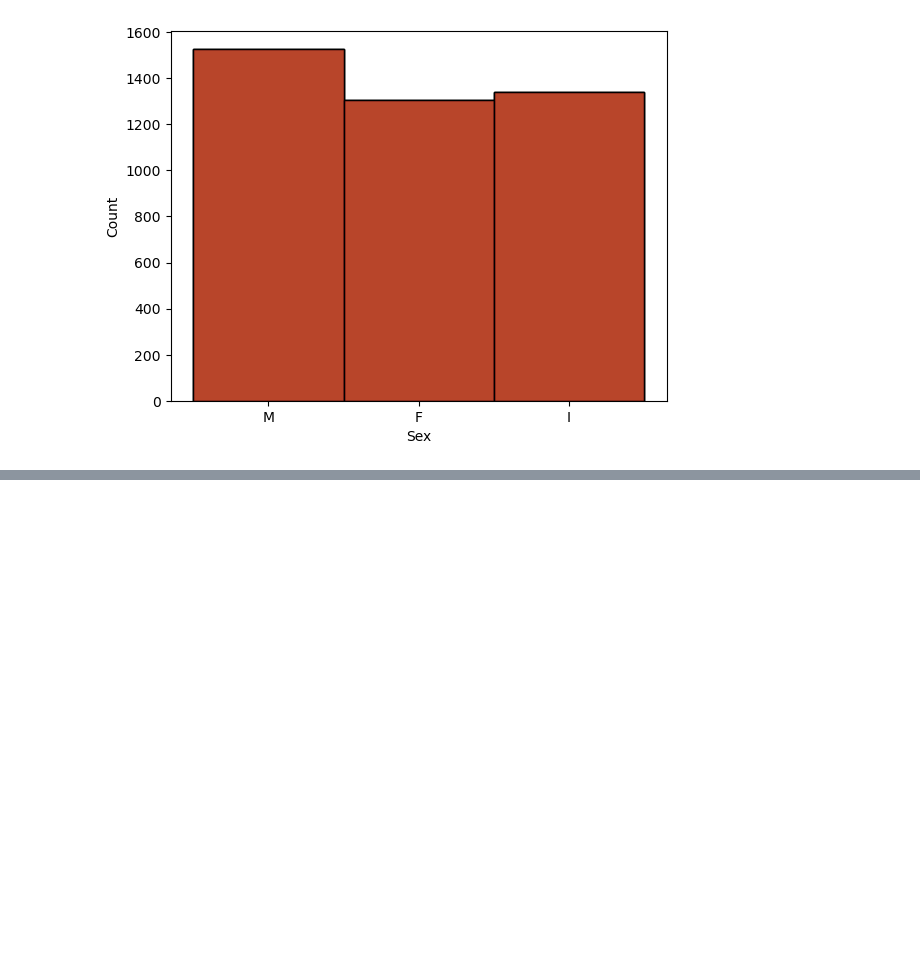
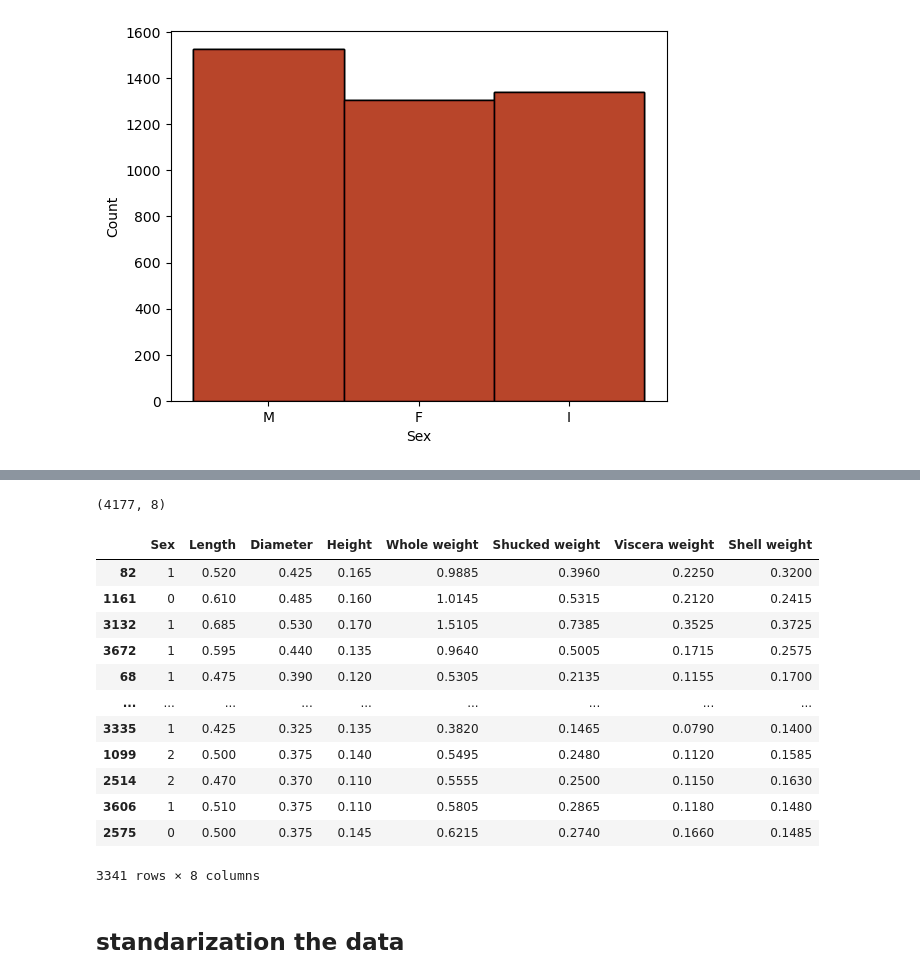
Before and after one commit to HarshRaut9945/Machine-Learning-Project, a Jupyter notebook: Abalone_Age_pred/data.ipynb, the cells around one changed output, grey strips where cells are left out. Saved outputs shown, nothing was run; the diff lists cells and outputs as text; code cells hidden in the pictures; blank space fills up the shorter version.

```diff
--- a/Abalone_Age_pred/data.ipynb
+++ b/Abalone_Age_pred/data.ipynb
@@ -85,0 +154,27 @@ plt.show()
+# %%
+X=df.iloc[:,:-1]
+y=df.iloc[:,-1]
+# %%
+X.shape
+# %% [output]
+(4177, 8)
+# %%
+X_train, X_test, y_train, y_test = train_test_split(X, y, test_size=0.2, random_state=2)
+# %%
+X_train
+# %% [output]
+|  | Sex | Length | Diameter | Height | Whole weight | Shucked weight | Viscera weight | Shell weight |
+| 82 | 1 | 0.520 | 0.425 | 0.165 | 0.9885 | 0.3960 | 0.2250 | 0.3200 |
+| 1161 | 0 | 0.610 | 0.485 | 0.160 | 1.0145 | 0.5315 | 0.2120 | 0.2415 |
+| 3132 | 1 | 0.685 | 0.530 | 0.170 | 1.5105 | 0.7385 | 0.3525 | 0.3725 |
+| 3672 | 1 | 0.595 | 0.440 | 0.135 | 0.9640 | 0.5005 | 0.1715 | 0.2575 |
+| 68 | 1 | 0.475 | 0.390 | 0.120 | 0.5305 | 0.2135 | 0.1155 | 0.1700 |
+| ... | ... | ... | ... | ... | ... | ... | ... | ... |
+| 3335 | 1 | 0.425 | 0.325 | 0.135 | 0.3820 | 0.1465 | 0.0790 | 0.1400 |
+| 1099 | 2 | 0.500 | 0.375 | 0.140 | 0.5495 | 0.2480 | 0.1120 | 0.1585 |
+| 2514 | 2 | 0.470 | 0.370 | 0.110 | 0.5555 | 0.2500 | 0.1150 | 0.1630 |
+| 3606 | 1 | 0.510 | 0.375 | 0.110 | 0.5805 | 0.2865 | 0.1180 | 0.1480 |
+| 2575 | 0 | 0.500 | 0.375 | 0.145 | 0.6215 | 0.2740 | 0.1660 | 0.1485 |
+3341 rows × 8 columns
+# %% [markdown]
+## standarization the data
```
Also changed, not shown: parts of 19 cells of this notebook, 5 other files.
